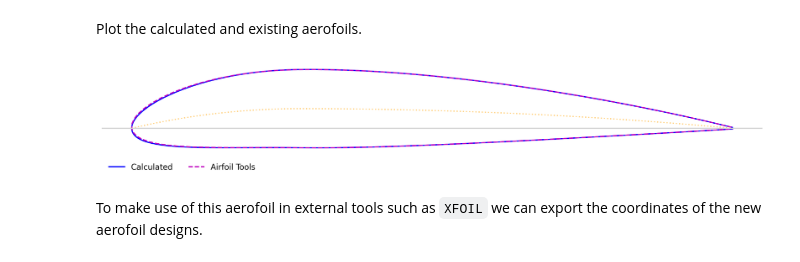
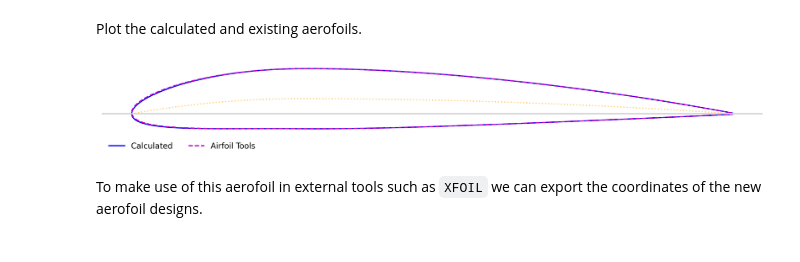
Before and after one commit to harry-ramsay2000/AeroProp, a Jupyter notebook: SubmissionTwo.ipynb, the cells around one changed output. Saved outputs shown, nothing was run; the diff lists cells and outputs as text; code cells hidden in the pictures.

Commit message:
Corrected the aspect of the comparison plot.

```diff
--- a/SubmissionTwo.ipynb
+++ b/SubmissionTwo.ipynb
@@ -113,14 +113,15 @@ Plot the calculated and existing aerofoils.
 # %%
 fig, ax = plt.subplots(dpi=300, figsize=(15,2), facecolor='white')
 
 ax.plot(Foil[:,0], Foil[:,1], 'b', label='Calculated')
 ax.plot(Real[:,0], Real[:,1], 'm--', label='Airfoil Tools')
 ax.plot(x,y, c='orange', zorder=0, alpha=0.5, linestyle=':')
 ax.axhline(0, c='#d3d3d3')
 ax.legend(frameon=False, loc='upper left', bbox_to_anchor=(0, -0.05), ncol=2)
+ax.set_aspect(1)
 ax.axis('Off');
 # %% [output]
-[figure, old version]
+[figure, new version]
 # %% [markdown]
 To make use of this aerofoil in external tools such as `XFOIL` we can export the coordinates of the new aerofoil designs.
 # %%
```
